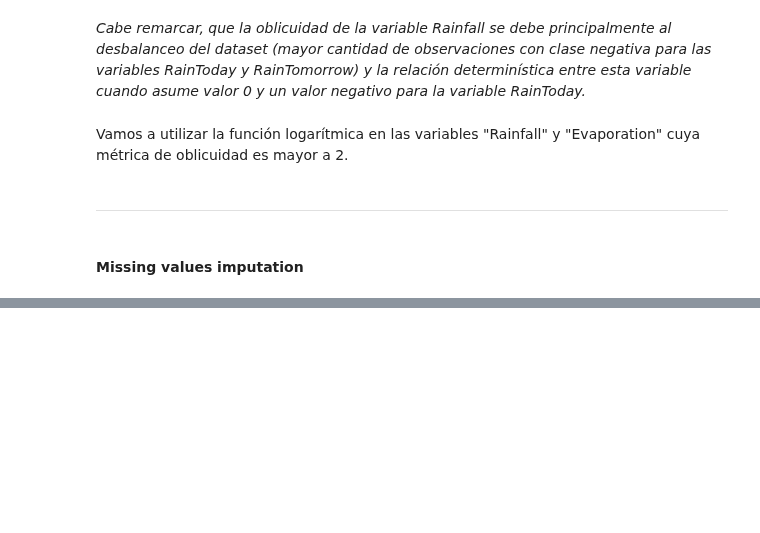
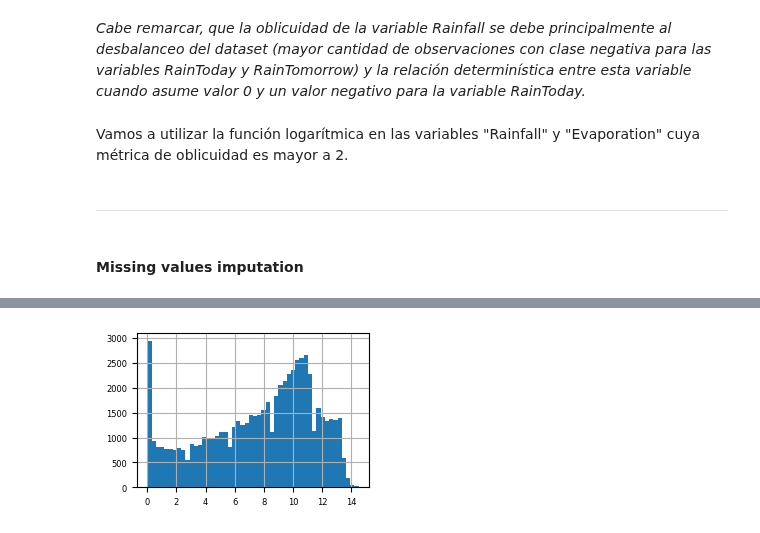
Before and after one commit to jcruz-ferreyra/aprMaqI_CEIA, a Jupyter notebook: TP/source/train_test_model.ipynb, the cells around one changed output, grey strips where cells are left out. Saved outputs shown, nothing was run; the diff lists cells and outputs as text; code cells hidden in the pictures; blank space fills up the shorter version.

```diff
--- a/TP/source/train_test_model.ipynb
+++ b/TP/source/train_test_model.ipynb
@@ -393,0 +497,5 @@ Yo las puedo borrar de acá a esas observaciones. Lo importante es pensar que vo
+# %%
+train_set.loc[filt, :][feature].hist(bins=50, figsize=(3, 2))
+plt.show()
+# %% [output]
+[figure, added]
```
Also changed, not shown: parts of 28 cells of this notebook, 1 other file.
